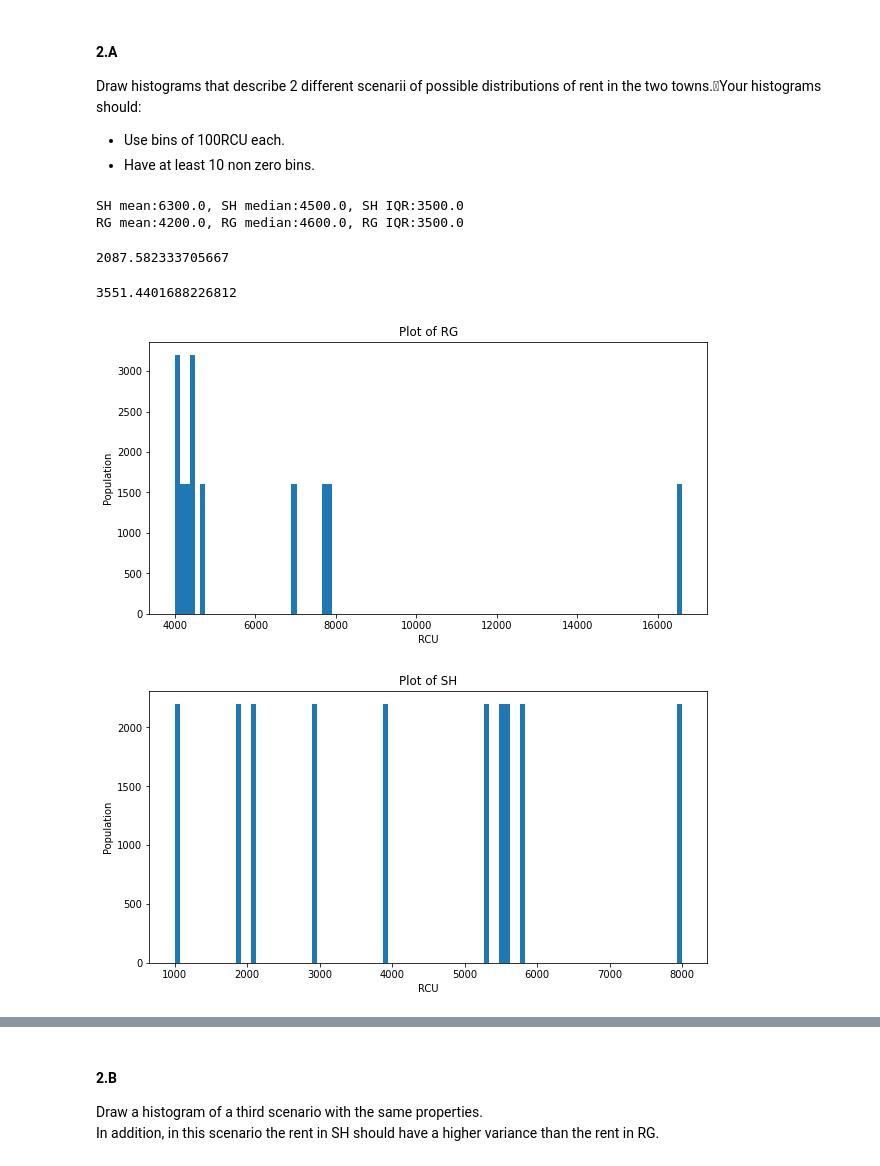
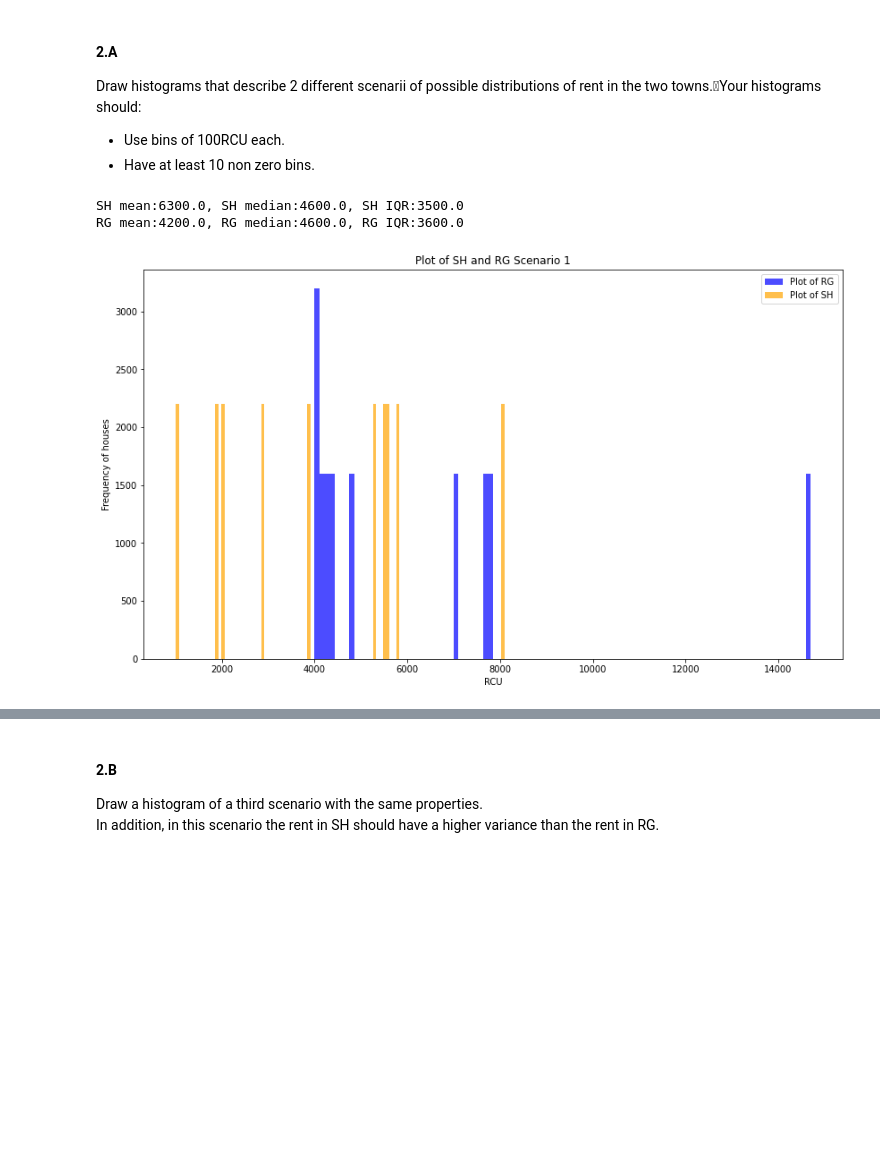
Before and after one commit to danspts/stats_and_data_analysis, a Jupyter notebook: 318299559_227367455.ipynb, the cells around one changed output, grey strips where cells are left out. Cells and saved outputs as stored; diff of their text form; code cells hidden in the pictures; blank space fills up the shorter version.

```diff
--- a/318299559_227367455.ipynb
+++ b/318299559_227367455.ipynb
@@ -110,48 +115,35 @@ import numpy as np
 import scipy as sp
 from scipy.stats import iqr
 
-sh = dict(size=16000)
-sh['dist'] = np.array([4000, 4100, 4200, 4300, 4400, 4500 ,4700,7000, 7700, 7800, 16600] * (sh['size'] // 10))
-sh.update(dict(median = np.median(sh['dist']),
-               mean = np.mean(sh['dist']),
-               std = np.std(sh['dist']),
-               iqr = np.percentile(sh['dist'],75) - np.percentile(sh['dist'],25)))
+def add_stat(distribution, size):
+    dist_object = dict(dist = distribution,
+                       median = np.median(distribution),
+                       size = size,
+                       mean = distribution.mean(),
+                       std = distribution.std(),
+                       var = distribution.var(),
+                       iqr = np.percentile(distribution, 75) - np.percentile(distribution, 25))
+    return dist_object
+
+sh_size = 16000
+sh_dist = np.array([4000, 4100, 4200, 4300, 4400, 4800, 7000, 7700, 7800, 14700] * (sh_size // 10))
+sh = add_stat(sh_dist, sh_size)
 print(f"SH mean:{sh['mean']}, SH median:{sh['median']}, SH IQR:{sh['iqr']}")
 
-rg = dict(size=22000)
-rg['dist'] = np.array([1000, 1900, 2100, 2900, 3900 ,5300, 5500, 5600, 5800, 8000] * (rg['size'] // 10))
-rg.update(dict(median = np.median(rg['dist']),
-               mean = np.mean(rg['dist']),
-               std = np.std(rg['dist']),
-               iqr = np.percentile(rg['dist'],75) - np.percentile(rg['dist'],25)))
+rg_size = 22000
+rg_dist = np.array([1000, 1900, 2000, 2900, 3900 ,5300, 5500, 5600, 5800, 8100] * (rg_size // 10))
+rg = add_stat(rg_dist, rg_size)
 print(f"RG mean:{rg['mean']}, RG median:{rg['median']}, RG IQR:{rg['iqr']}")
 # %% [output]
-SH mean:6300.0, SH median:4500.0, SH IQR:3500.0
-RG mean:4200.0, RG median:4600.0, RG IQR:3500.0
+SH mean:6300.0, SH median:4600.0, SH IQR:3500.0
+RG mean:4200.0, RG median:4600.0, RG IQR:3600.0
-# %%
-rg['std']
-# %% [output]
-2087.582333705667
-# %%
-sh['std']
-# %% [output]
-3551.4401688226812
 # %%
-import matplotlib.pyplot as plt
-
-plt.figure(figsize=(10, 5))
-plt.hist(sh['dist'], bins=100)
-plt.title("Plot of RG")
+plt.hist(sh['dist'], bins=100, color = "blue", label = "Plot of RG", alpha = 0.7)
+plt.hist(rg['dist'], bins=100, color = 'orange', label = "Plot of SH", alpha = 0.7)
+plt.legend()
+plt.title("Plot of SH and RG Scenario 1")
 plt.xlabel("RCU")
-plt.ylabel("Population")
+plt.ylabel("Frequency of houses")
 plt.show()
-
-plt.figure(figsize=(10, 5))
-plt.hist(rg['dist'], bins=100)
-plt.title("Plot of SH")
-plt.xlabel("RCU")
-plt.ylabel("Population")
-plt.show()
 # %% [output]
-[figure, old version]
+[figure, new version]
-[figure, removed]
```
Also changed, not shown: parts of 17 cells of this notebook, 1 other file.
